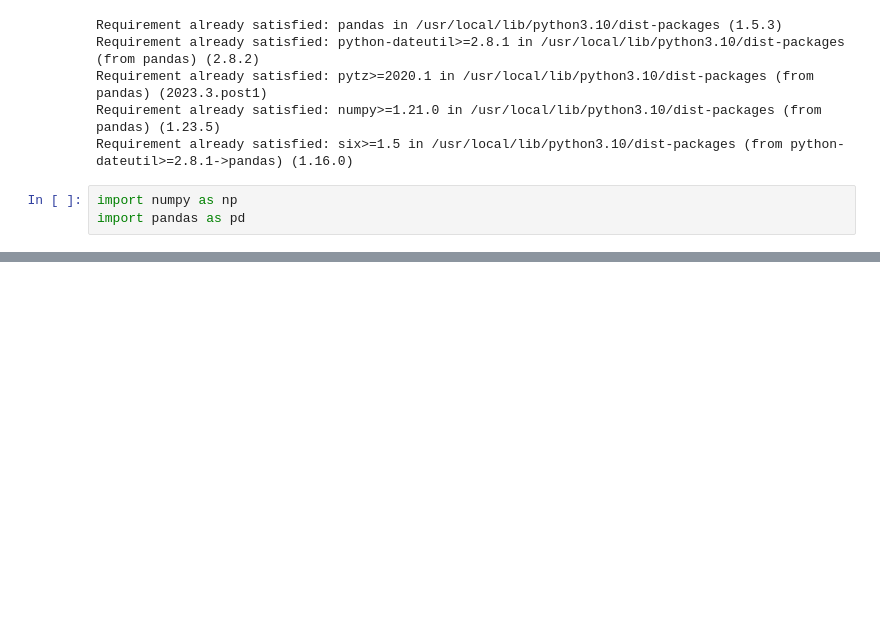
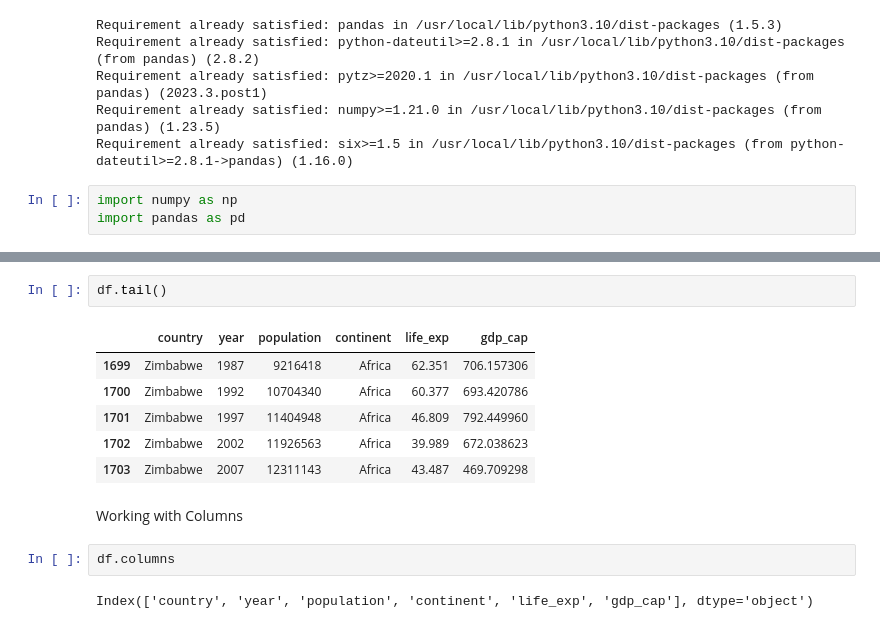
Before and after one commit to Blaze2020/Pandas, a Jupyter notebook: Pandas_01.ipynb, the cells around one changed output, grey strips where cells are left out. Drawn from its saved outputs; the diff is of its cells as text; blank space fills up the shorter version.

```diff
--- a/Pandas_01.ipynb
+++ b/Pandas_01.ipynb
@@ -13,0 +112,15 @@ import pandas as pd
+# %%
+df.tail()
+# %% [output]
+|  | country | year | population | continent | life_exp | gdp_cap |
+| 1699 | Zimbabwe | 1987 | 9216418 | Africa | 62.351 | 706.157306 |
+| 1700 | Zimbabwe | 1992 | 10704340 | Africa | 60.377 | 693.420786 |
+| 1701 | Zimbabwe | 1997 | 11404948 | Africa | 46.809 | 792.449960 |
+| 1702 | Zimbabwe | 2002 | 11926563 | Africa | 39.989 | 672.038623 |
+| 1703 | Zimbabwe | 2007 | 12311143 | Africa | 43.487 | 469.709298 |
+# %% [markdown]
+Working with Columns
+# %%
+df.columns
+# %% [output]
+Index(['country', 'year', 'population', 'continent', 'life_exp', 'gdp_cap'], dtype='object')
```
Also changed, not shown: parts of 23 cells of this notebook.
